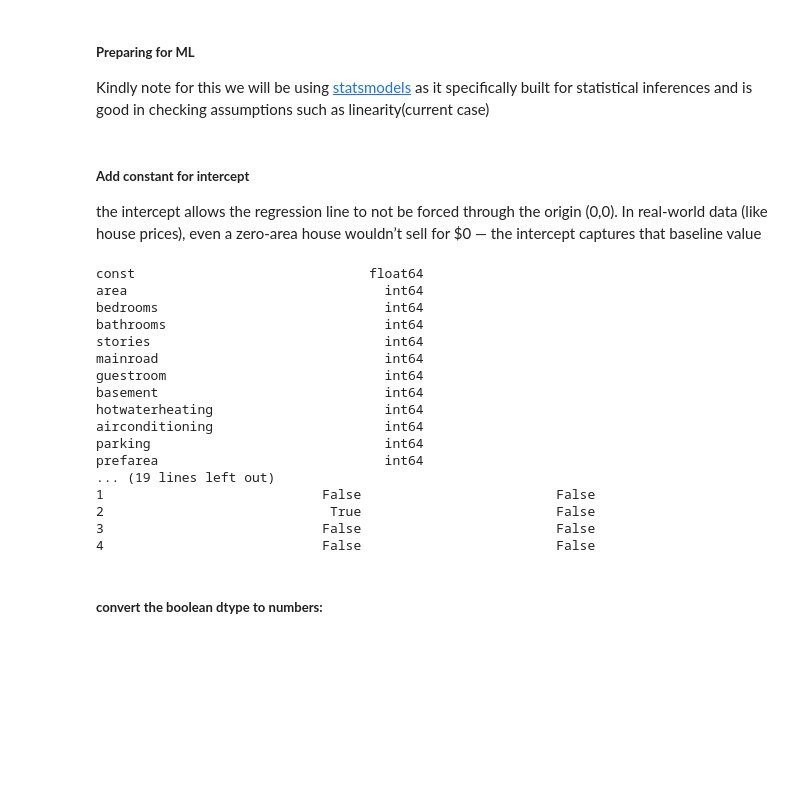
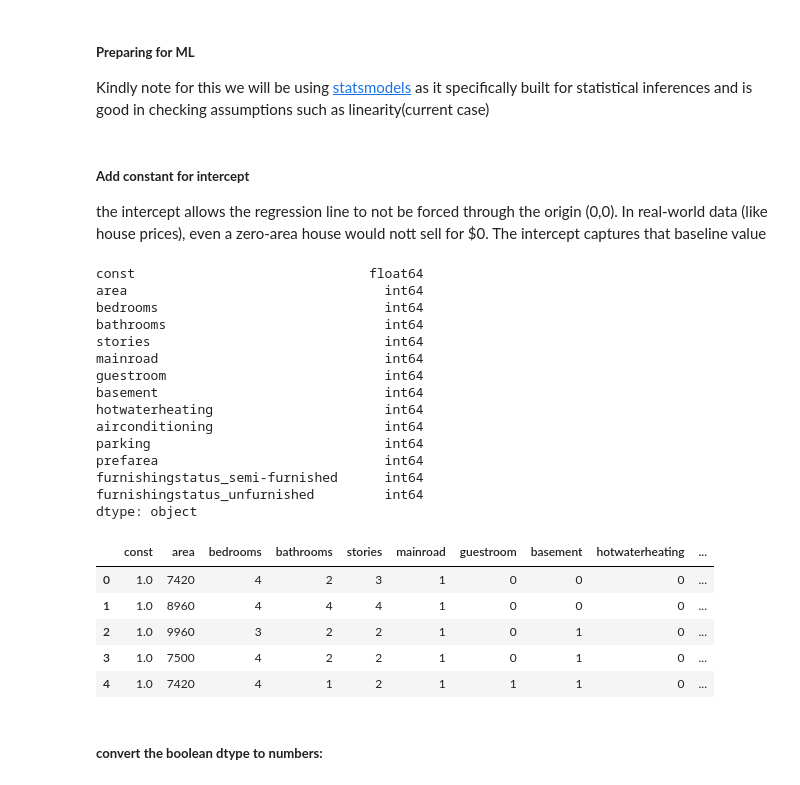
Before and after one commit to JosephRidge/ML-101, a Jupyter notebook: linear_regresison/linear_regression_assumptions.ipynb, the cells around one changed output. Drawn from its saved outputs; the diff is of its cells as text; code cells hidden in the pictures; blank space fills up the shorter version.

```diff
--- a/linear_regresison/linear_regression_assumptions.ipynb
+++ b/linear_regresison/linear_regression_assumptions.ipynb
@@ -88,30 +94,34 @@ y = df['price']
 X = df.drop('price', axis=1)
 # %% [markdown]
 ##### **Add constant for intercept**
-the intercept allows the regression line to not be forced through the origin (0,0). In real-world data (like house prices), even a zero‑area house wouldn’t sell for $0 — the intercept captures that baseline value
+the intercept allows the regression line to not be forced through the origin (0,0). In real-world data (like house prices), even a zero‑area house would nott sell for $0. The intercept captures that baseline value
 # %%
 X_sm = sm.add_constant(X)
 # %%
-print(X_sm.dtypes)
-print(X_sm.head())
+display(X_sm.dtypes)
+display(X_sm.head())
 # %% [output]
 const                              float64
 area                                 int64
 bedrooms                             int64
 bathrooms                            int64
 stories                              int64
 mainroad                             int64
 guestroom                            int64
 basement                             int64
 hotwaterheating                      int64
 airconditioning                      int64
 parking                              int64
 prefarea                             int64
-... (19 lines left out)
-1                            False                         False
-2                             True                         False
-3                            False                         False
-4                            False                         False
+furnishingstatus_semi-furnished      int64
+furnishingstatus_unfurnished         int64
+dtype: object
+|  | const | area | bedrooms | bathrooms | stories | mainroad | guestroom | basement | hotwaterheating | ... |
+| 0 | 1.0 | 7420 | 4 | 2 | 3 | 1 | 0 | 0 | 0 | ... |
+| 1 | 1.0 | 8960 | 4 | 4 | 4 | 1 | 0 | 0 | 0 | ... |
+| 2 | 1.0 | 9960 | 3 | 2 | 2 | 1 | 0 | 1 | 0 | ... |
+| 3 | 1.0 | 7500 | 4 | 2 | 2 | 1 | 0 | 1 | 0 | ... |
+| 4 | 1.0 | 7420 | 4 | 1 | 2 | 1 | 1 | 1 | 0 | ... |
 # %% [markdown]
 ##### **convert the boolean dtype to numbers:**
 # %%
```
Also changed, not shown: parts of 15 cells of this notebook, 2 other files.
